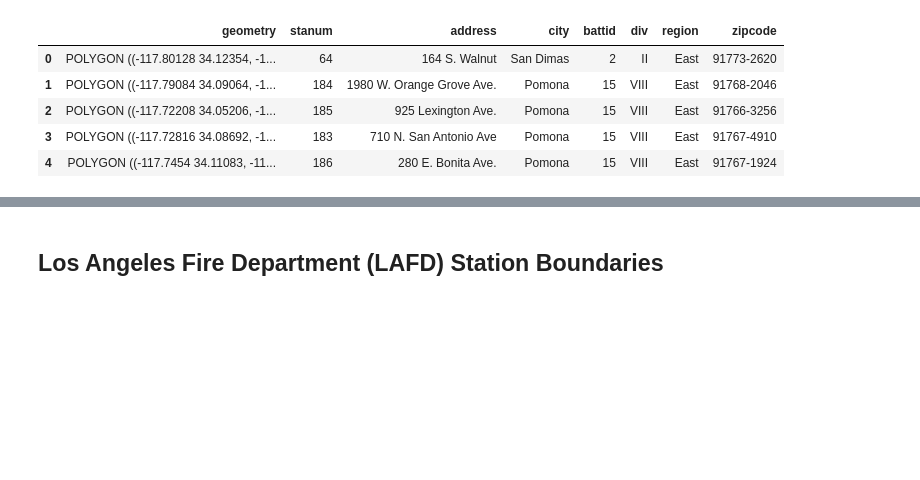
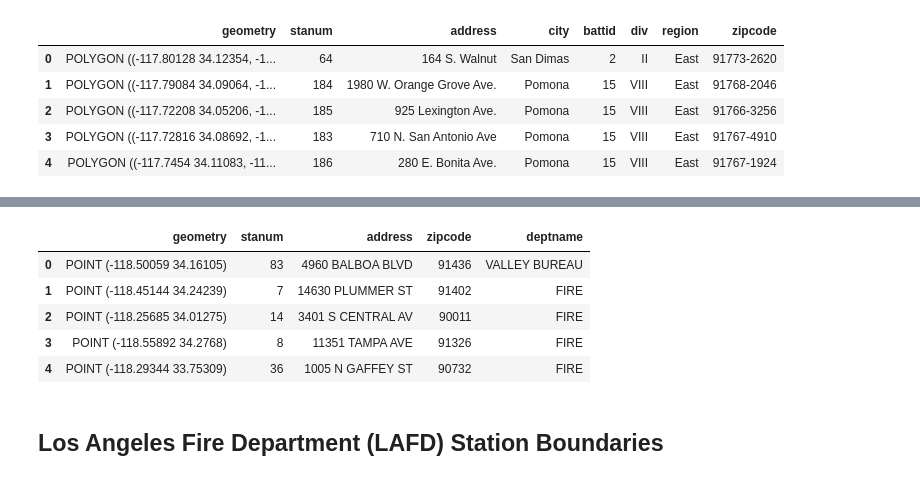
Before and after one commit to giovani-gutierrez/TDA_CalFire, a Jupyter notebook: SVI_DataClean.ipynb, the cells around one changed output, grey strips where cells are left out. Saved outputs shown, nothing was run; the diff lists cells and outputs as text; code cells hidden in the pictures; blank space fills up the shorter version.

```diff
--- a/SVI_DataClean.ipynb
+++ b/SVI_DataClean.ipynb
@@ -118,0 +140,47 @@ station_bounds.to_file('LACoFD_station_boundaries.json')
+# %%
+# drop unnecessary columns
+lafd_stations = lafd_stations.drop(columns = [
+    'FID',
+    'OBJECTID',
+    'SHP_ADDR',
+    'MAILSTOP',
+    'HSENO',
+    'PREF_DIR',
+    'STNAME',
+    'STTYPE',
+    'SUFF_DIR',
+    'UNITDESC',
+    'TYPE',
+    'CLASS',
+    'X_COORD',
+    'Y_COORD',
+    'DATE_',
+    'FireStationFirstinDate',
+    'September4',
+    'September5',
+    'September6',
+    'September7',
+    'September8',
+    'September9',
+    'September10',
+    'WeeklyTotals'
+])
+# %%
+# rename some columns
+lafd_stations = lafd_stations.rename(columns = {
+    'FS_CD': 'stanum',
+    'ZIP': 'zipcode'
+})
+# %%
+# column names to snakecase
+lafd_stations = clean_columns(lafd_stations)
+# %%
+# preview clean dataframe
+lafd_stations.head()
+# %% [output]
+|  | geometry | stanum | address | zipcode | deptname |
+| 0 | POINT (-118.50059 34.16105) | 83 | 4960 BALBOA BLVD | 91436 | VALLEY BUREAU |
+| 1 | POINT (-118.45144 34.24239) | 7 | 14630 PLUMMER ST | 91402 | FIRE |
+| 2 | POINT (-118.25685 34.01275) | 14 | 3401 S CENTRAL AV | 90011 | FIRE |
+| 3 | POINT (-118.55892 34.2768) | 8 | 11351 TAMPA AVE | 91326 | FIRE |
+| 4 | POINT (-118.29344 33.75309) | 36 | 1005 N GAFFEY ST | 90732 | FIRE |
```
Also changed, not shown: parts of 12 cells of this notebook, 2 other files.
